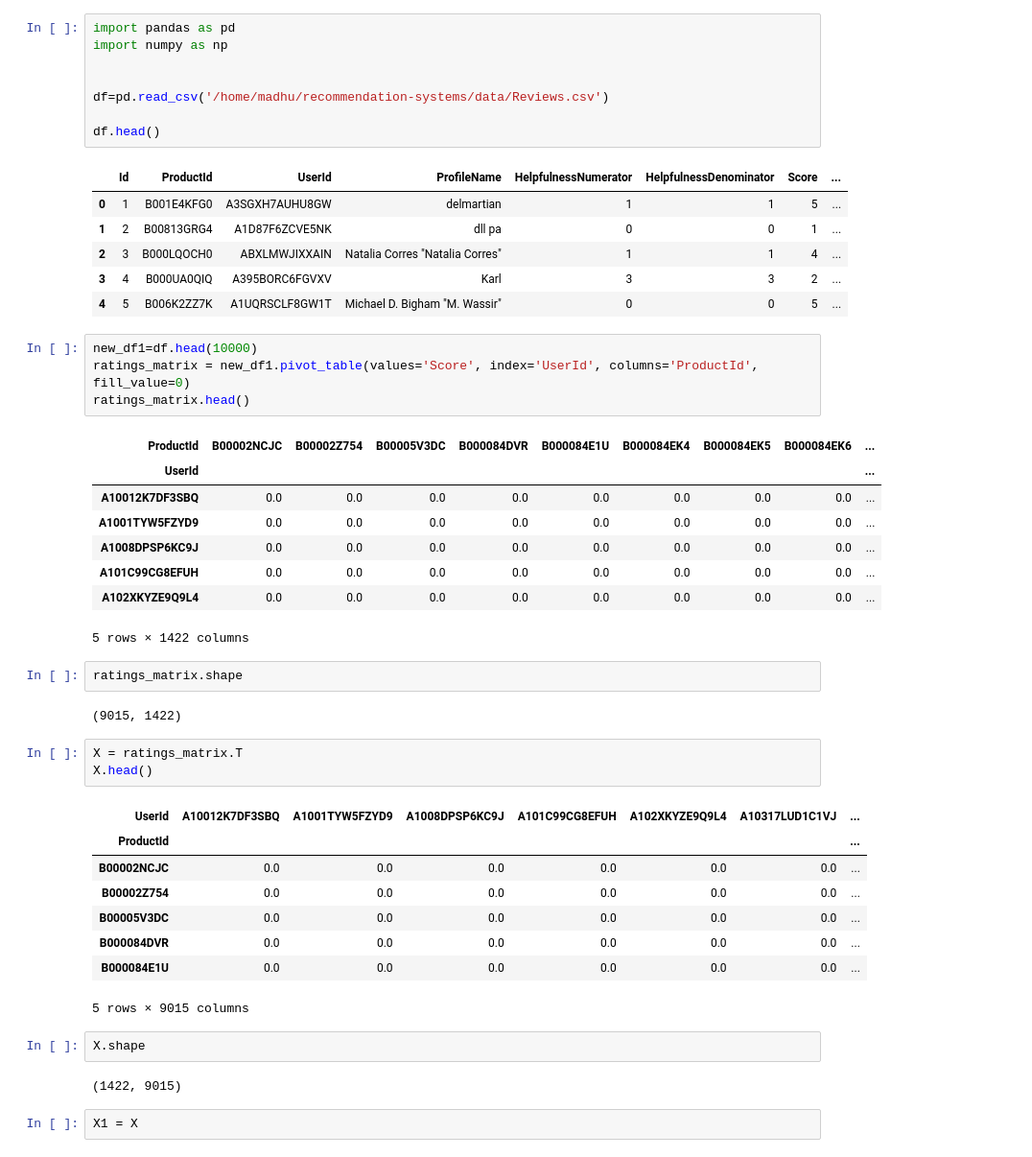
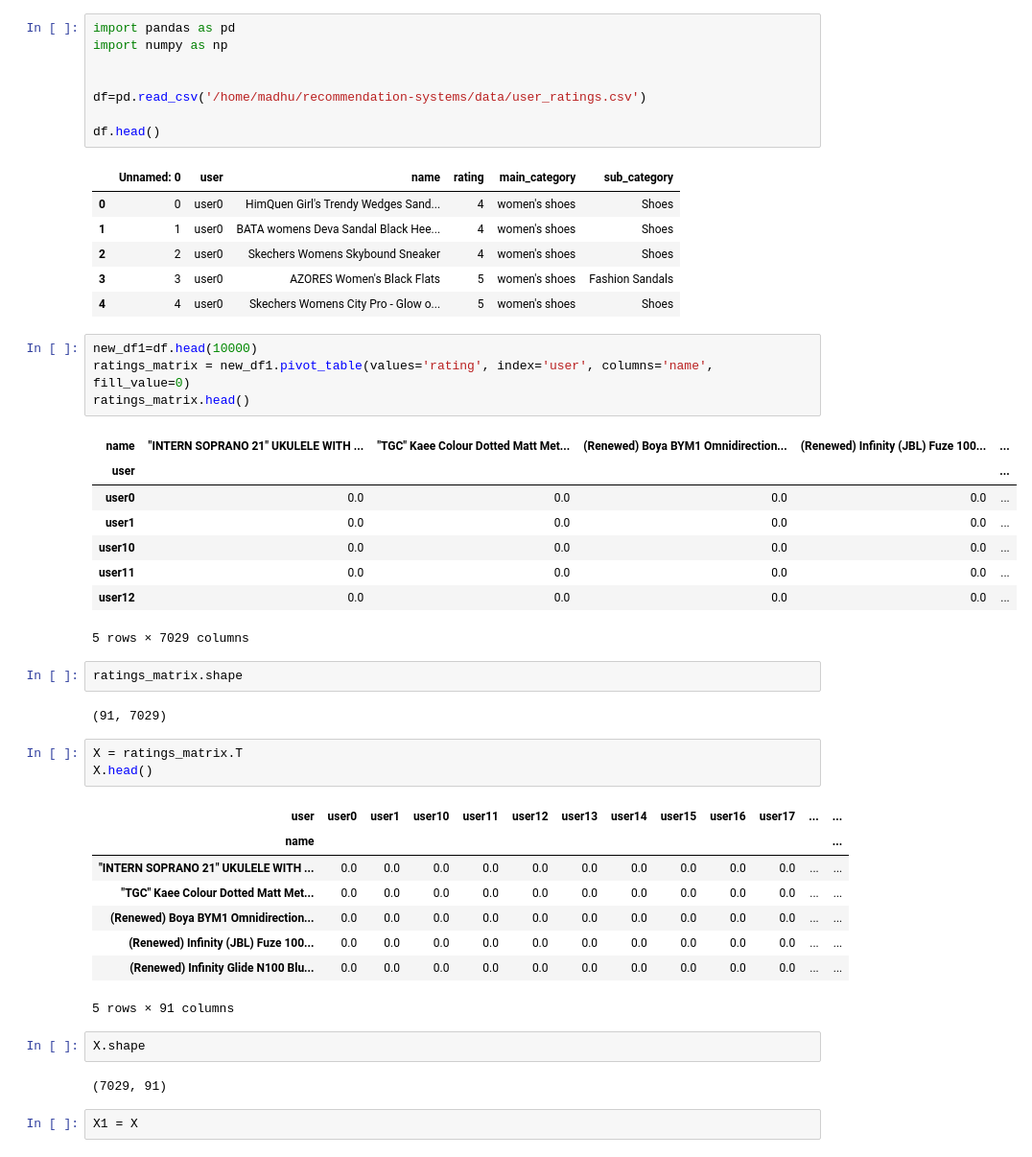
Before and after one commit to madhurlak0810/recommendation-systems, a Jupyter notebook: update_model/update_model.ipynb, the cells around one changed output. Shown at 96% size. Drawn from its saved outputs; the diff is of its cells as text.

```diff
--- a/update_model/update_model.ipynb
+++ b/update_model/update_model.ipynb
@@ -3,49 +3,49 @@ import pandas as pd
 import numpy as np
 
 
-df=pd.read_csv('/home/madhu/recommendation-systems/data/Reviews.csv')
+df=pd.read_csv('/home/madhu/recommendation-systems/data/user_ratings.csv')
 
 df.head()
 # %% [output]
-|  | Id | ProductId | UserId | ProfileName | HelpfulnessNumerator | HelpfulnessDenominator | Score | ... |
-| 0 | 1 | B001E4KFG0 | A3SGXH7AUHU8GW | delmartian | 1 | 1 | 5 | ... |
-| 1 | 2 | B00813GRG4 | A1D87F6ZCVE5NK | dll pa | 0 | 0 | 1 | ... |
-| 2 | 3 | B000LQOCH0 | ABXLMWJIXXAIN | Natalia Corres "Natalia Corres" | 1 | 1 | 4 | ... |
-| 3 | 4 | B000UA0QIQ | A395BORC6FGVXV | Karl | 3 | 3 | 2 | ... |
-| 4 | 5 | B006K2ZZ7K | A1UQRSCLF8GW1T | Michael D. Bigham "M. Wassir" | 0 | 0 | 5 | ... |
+|  | Unnamed: 0 | user | name | rating | main_category | sub_category |
+| 0 | 0 | user0 | HimQuen Girl's Trendy Wedges Sand... | 4 | women's shoes | Shoes |
+| 1 | 1 | user0 | BATA womens Deva Sandal Black Hee... | 4 | women's shoes | Shoes |
+| 2 | 2 | user0 | Skechers Womens Skybound Sneaker | 4 | women's shoes | Shoes |
+| 3 | 3 | user0 | AZORES Women's Black Flats | 5 | women's shoes | Fashion Sandals |
+| 4 | 4 | user0 | Skechers Womens City Pro - Glow o... | 5 | women's shoes | Shoes |
 # %%
 new_df1=df.head(10000)
-ratings_matrix = new_df1.pivot_table(values='Score', index='UserId', columns='ProductId', fill_value=0)
+ratings_matrix = new_df1.pivot_table(values='rating', index='user', columns='name', fill_value=0)
 ratings_matrix.head()
 # %% [output]
-| ProductId | B00002NCJC | B00002Z754 | B00005V3DC | B000084DVR | B000084E1U | B000084EK4 | B000084EK5 | B000084EK6 | ... |
-| UserId |  |  |  |  |  |  |  |  | ... |
-| A10012K7DF3SBQ | 0.0 | 0.0 | 0.0 | 0.0 | 0.0 | 0.0 | 0.0 | 0.0 | ... |
-| A1001TYW5FZYD9 | 0.0 | 0.0 | 0.0 | 0.0 | 0.0 | 0.0 | 0.0 | 0.0 | ... |
-| A1008DPSP6KC9J | 0.0 | 0.0 | 0.0 | 0.0 | 0.0 | 0.0 | 0.0 | 0.0 | ... |
-| A101C99CG8EFUH | 0.0 | 0.0 | 0.0 | 0.0 | 0.0 | 0.0 | 0.0 | 0.0 | ... |
-| A102XKYZE9Q9L4 | 0.0 | 0.0 | 0.0 | 0.0 | 0.0 | 0.0 | 0.0 | 0.0 | ... |
+| name | "INTERN SOPRANO 21" UKULELE WITH ... | "TGC" Kaee Colour Dotted Matt Met... | (Renewed) Boya BYM1 Omnidirection... | (Renewed) Infinity (JBL) Fuze 100... | ... |
+| user |  |  |  |  | ... |
+| user0 | 0.0 | 0.0 | 0.0 | 0.0 | ... |
+| user1 | 0.0 | 0.0 | 0.0 | 0.0 | ... |
+| user10 | 0.0 | 0.0 | 0.0 | 0.0 | ... |
+| user11 | 0.0 | 0.0 | 0.0 | 0.0 | ... |
+| user12 | 0.0 | 0.0 | 0.0 | 0.0 | ... |
-5 rows × 1422 columns
+5 rows × 7029 columns
 # %%
 ratings_matrix.shape
 # %% [output]
-(9015, 1422)
+(91, 7029)
 # %%
 X = ratings_matrix.T
 X.head()
 # %% [output]
-| UserId | A10012K7DF3SBQ | A1001TYW5FZYD9 | A1008DPSP6KC9J | A101C99CG8EFUH | A102XKYZE9Q9L4 | A10317LUD1C1VJ | ... |
-| ProductId |  |  |  |  |  |  | ... |
-| B00002NCJC | 0.0 | 0.0 | 0.0 | 0.0 | 0.0 | 0.0 | ... |
-| B00002Z754 | 0.0 | 0.0 | 0.0 | 0.0 | 0.0 | 0.0 | ... |
-| B00005V3DC | 0.0 | 0.0 | 0.0 | 0.0 | 0.0 | 0.0 | ... |
-| B000084DVR | 0.0 | 0.0 | 0.0 | 0.0 | 0.0 | 0.0 | ... |
-| B000084E1U | 0.0 | 0.0 | 0.0 | 0.0 | 0.0 | 0.0 | ... |
+| user | user0 | user1 | user10 | user11 | user12 | user13 | user14 | user15 | user16 | user17 | ... | ... |
+| name |  |  |  |  |  |  |  |  |  |  |  | ... |
+| "INTERN SOPRANO 21" UKULELE WITH ... | 0.0 | 0.0 | 0.0 | 0.0 | 0.0 | 0.0 | 0.0 | 0.0 | 0.0 | 0.0 | ... | ... |
+| "TGC" Kaee Colour Dotted Matt Met... | 0.0 | 0.0 | 0.0 | 0.0 | 0.0 | 0.0 | 0.0 | 0.0 | 0.0 | 0.0 | ... | ... |
+| (Renewed) Boya BYM1 Omnidirection... | 0.0 | 0.0 | 0.0 | 0.0 | 0.0 | 0.0 | 0.0 | 0.0 | 0.0 | 0.0 | ... | ... |
+| (Renewed) Infinity (JBL) Fuze 100... | 0.0 | 0.0 | 0.0 | 0.0 | 0.0 | 0.0 | 0.0 | 0.0 | 0.0 | 0.0 | ... | ... |
+| (Renewed) Infinity Glide N100 Blu... | 0.0 | 0.0 | 0.0 | 0.0 | 0.0 | 0.0 | 0.0 | 0.0 | 0.0 | 0.0 | ... | ... |
-5 rows × 9015 columns
+5 rows × 91 columns
 # %%
 X.shape
 # %% [output]
-(1422, 9015)
+(7029, 91)
 # %%
 X1 = X
 # %%
```
Also changed, not shown: parts of 8 cells of this notebook, 2 other files.
